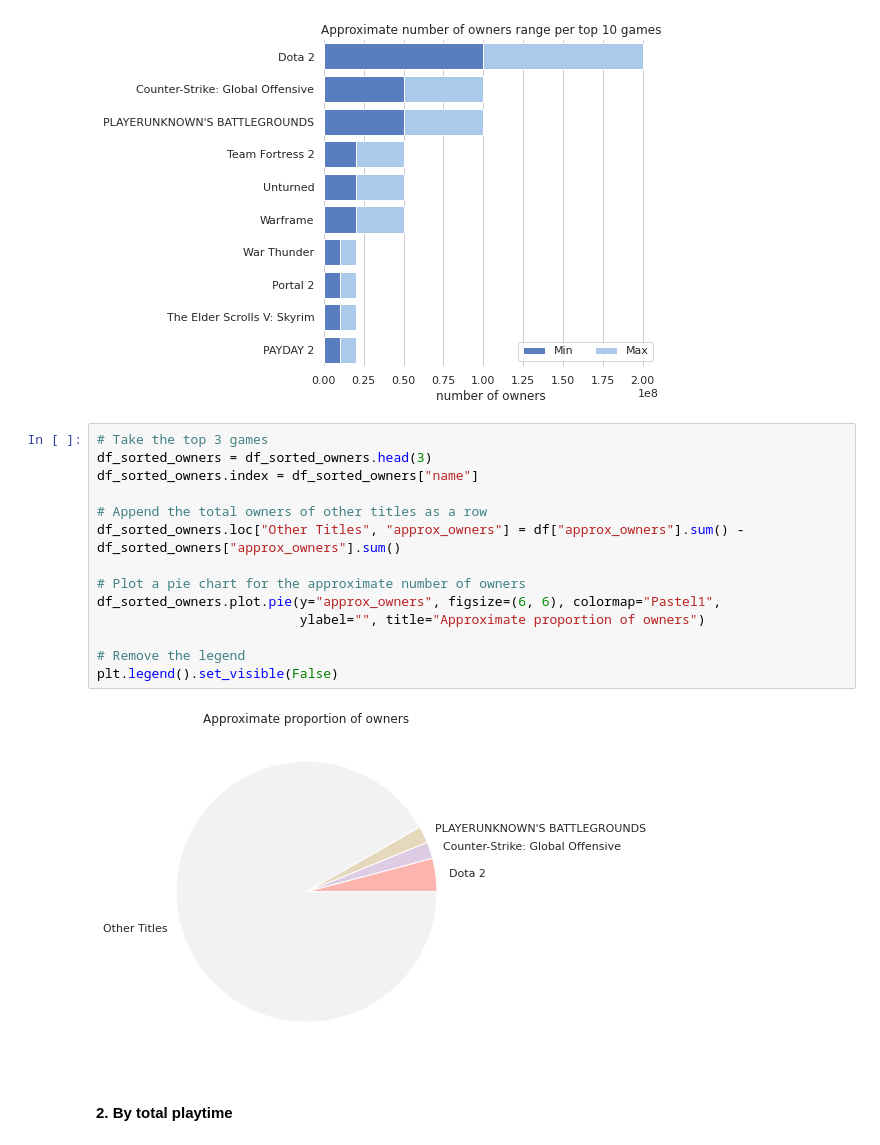
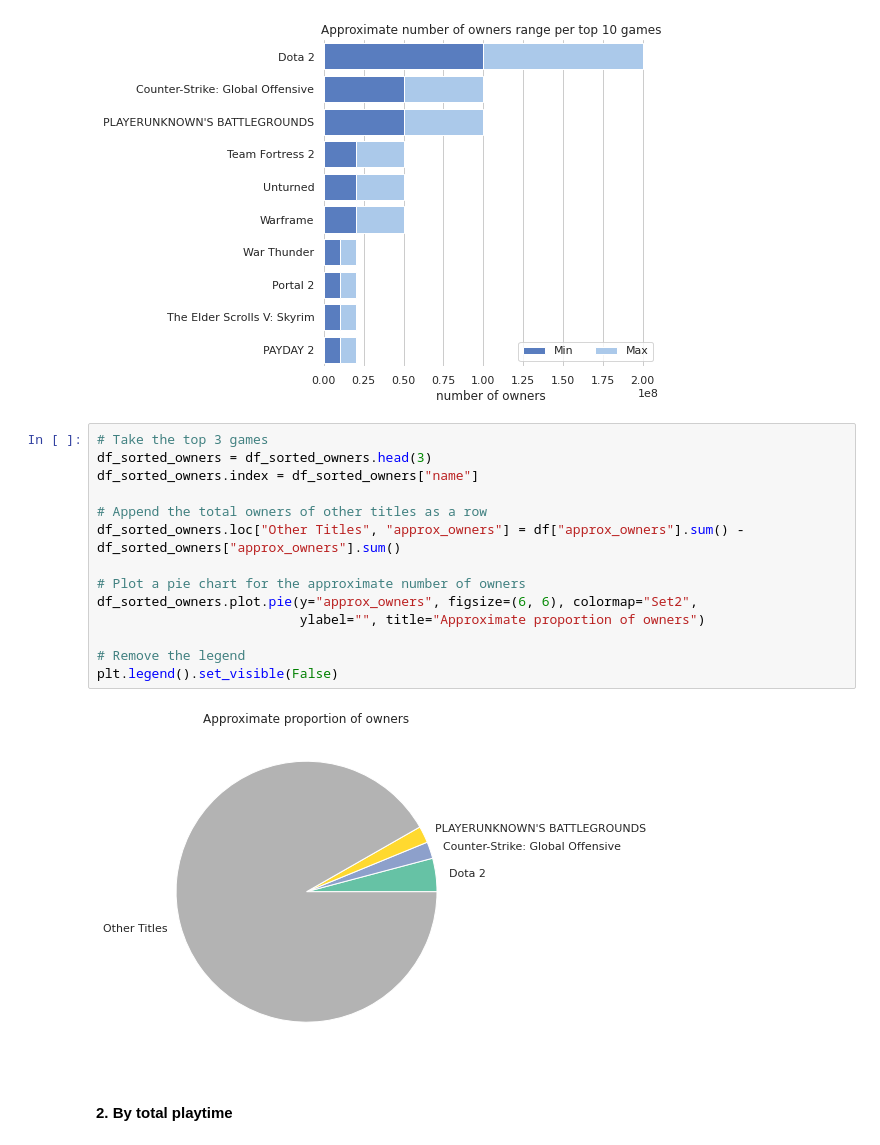
Before and after one commit to minhtuan2000/data-science-blog-post, a Jupyter notebook: data_visualization.ipynb, the cells around one changed output. Cells and saved outputs as stored; diff of their text form.

```diff
--- a/data_visualization.ipynb
+++ b/data_visualization.ipynb
@@ -58,19 +58,19 @@ sns.despine(left=True, bottom=True)
 # %%
 # Take the top 3 games
 df_sorted_owners = df_sorted_owners.head(3)
 df_sorted_owners.index = df_sorted_owners["name"]
 
 # Append the total owners of other titles as a row
 df_sorted_owners.loc["Other Titles", "approx_owners"] = df["approx_owners"].sum() - df_sorted_owners["approx_owners"].sum()
 
 # Plot a pie chart for the approximate number of owners
-df_sorted_owners.plot.pie(y="approx_owners", figsize=(6, 6), colormap="Pastel1",
+df_sorted_owners.plot.pie(y="approx_owners", figsize=(6, 6), colormap="Set2",
                           ylabel="", title="Approximate proportion of owners")
 
 # Remove the legend
 plt.legend().set_visible(False)
 # %% [output]
-[figure, old version]
+[figure, new version]
 # %% [markdown]
 #### 2. By total playtime
 # %%
```
Also changed, not shown: parts of 20 cells of this notebook, 5 other files.
